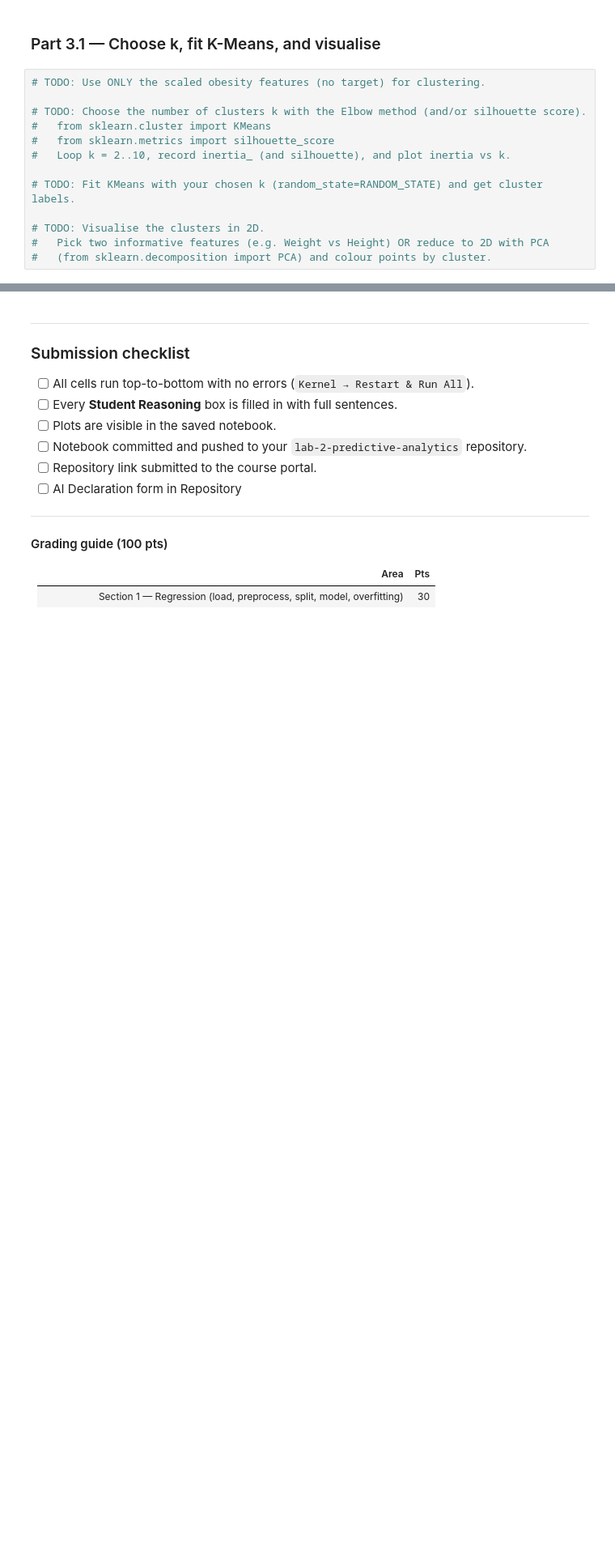
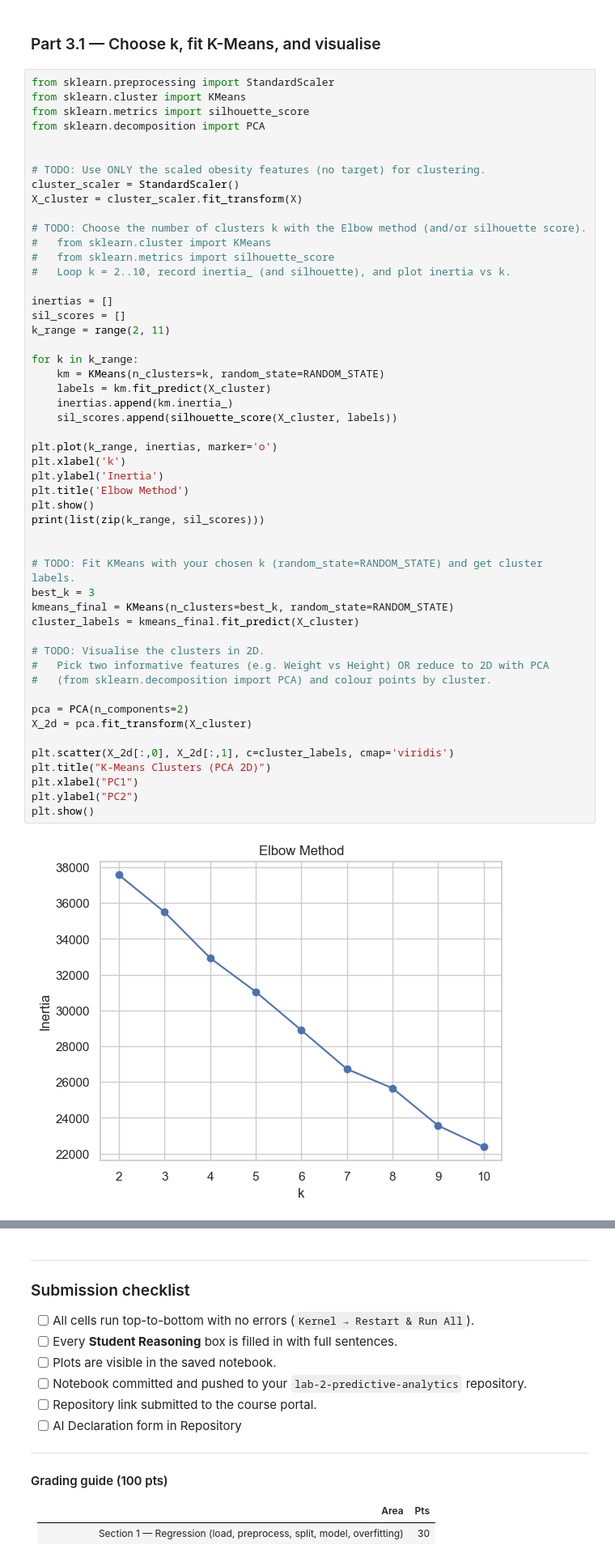
Before and after one commit to issahtiyum/lab-2-predictive-analytics, a Jupyter notebook: lab_2_predictive_analytics.ipynb, the cells around one changed output, grey strips where cells are left out. Shown at 81% size. Saved outputs shown, nothing was run; the diff lists cells and outputs as text; blank space fills up the shorter version.

```diff
--- a/lab_2_predictive_analytics.ipynb
+++ b/lab_2_predictive_analytics.ipynb
@@ -269,15 +682,55 @@ and then compare those clusters to the real obesity levels.
 # %% [markdown]
 ### Part 3.1 — Choose k, fit K-Means, and visualise
 # %%
+from sklearn.preprocessing import StandardScaler
+from sklearn.cluster import KMeans
+from sklearn.metrics import silhouette_score
+from sklearn.decomposition import PCA
+
+
 # TODO: Use ONLY the scaled obesity features (no target) for clustering.
+cluster_scaler = StandardScaler()
+X_cluster = cluster_scaler.fit_transform(X)
 
 # TODO: Choose the number of clusters k with the Elbow method (and/or silhouette score).
 #   from sklearn.cluster import KMeans
 #   from sklearn.metrics import silhouette_score
 #   Loop k = 2..10, record inertia_ (and silhouette), and plot inertia vs k.
 
+inertias = []
+sil_scores = []
+k_range = range(2, 11)
+
+for k in k_range:
+    km = KMeans(n_clusters=k, random_state=RANDOM_STATE)
+    labels = km.fit_predict(X_cluster)
+    inertias.append(km.inertia_)
+    sil_scores.append(silhouette_score(X_cluster, labels))
+
+plt.plot(k_range, inertias, marker='o')
+plt.xlabel('k')
+plt.ylabel('Inertia')
+plt.title('Elbow Method')
+plt.show()
+print(list(zip(k_range, sil_scores)))
+
+
 # TODO: Fit KMeans with your chosen k (random_state=RANDOM_STATE) and get cluster labels.
+best_k = 3
+kmeans_final = KMeans(n_clusters=best_k, random_state=RANDOM_STATE)
+cluster_labels = kmeans_final.fit_predict(X_cluster)
 
 # TODO: Visualise the clusters in 2D.
 #   Pick two informative features (e.g. Weight vs Height) OR reduce to 2D with PCA
 #   (from sklearn.decomposition import PCA) and colour points by cluster.
+
+pca = PCA(n_components=2)
+X_2d = pca.fit_transform(X_cluster)
+
+plt.scatter(X_2d[:,0], X_2d[:,1], c=cluster_labels, cmap='viridis')
+plt.title("K-Means Clusters (PCA 2D)")
+plt.xlabel("PC1")
+plt.ylabel("PC2")
+plt.show()
+# %% [output]
+[figure, added]
```
Also changed, not shown: parts of 22 cells of this notebook, 1 other file.
